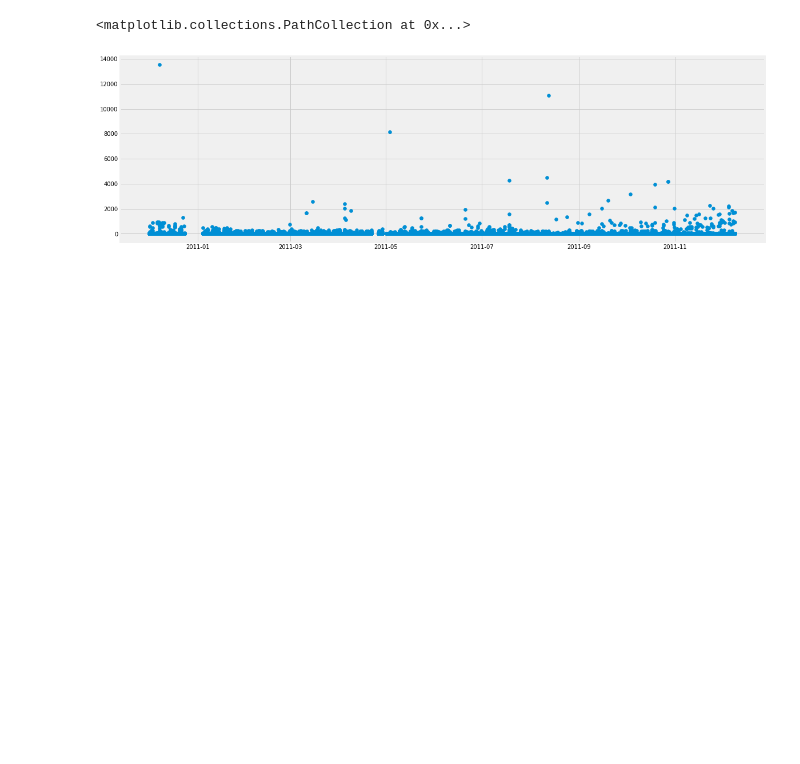
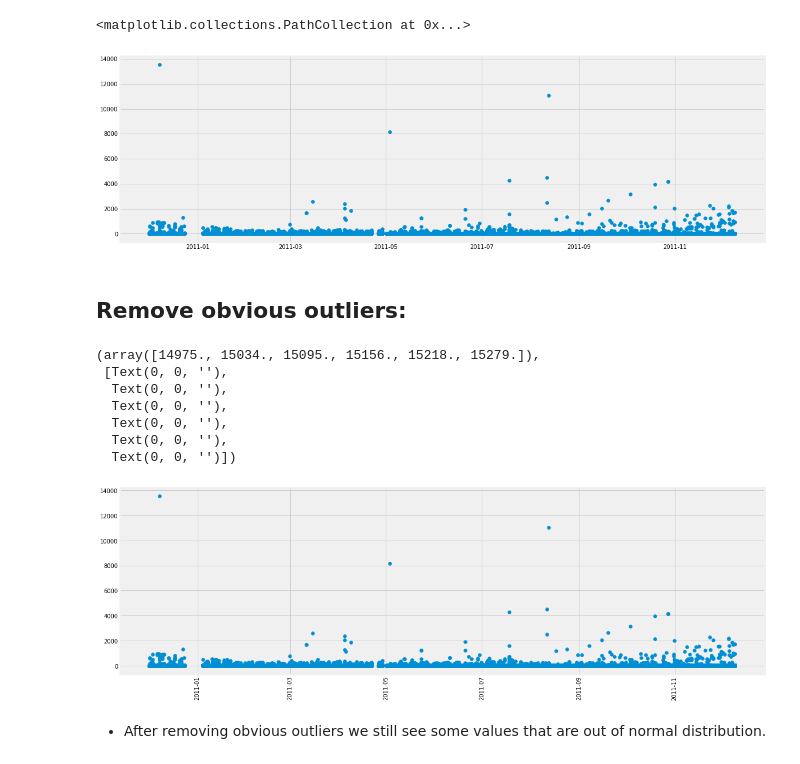
Before and after one commit to AmirMotefaker/Predicting-Sales-Ecommerce, a Jupyter notebook: predicting-sales-ecommerce.ipynb, the cells around one changed output. Drawn from its saved outputs; the diff is of its cells as text; code cells hidden in the pictures; blank space fills up the shorter version.

```diff
--- a/predicting-sales-ecommerce.ipynb
+++ b/predicting-sales-ecommerce.ipynb
@@ -421,3 +421,21 @@ plt.scatter(x=df.index, y=df['UnitPrice'])
 # %% [output]
 <matplotlib.collections.PathCollection at 0x...>
 [figure]
+# %% [markdown]
+## Remove obvious outliers:
+# %%
+df = df[df['UnitPrice'] < 25000]
+plt.figure(figsize=(18,6))
+plt.scatter(x=df.index, y=df['UnitPrice'])
+plt.xticks(rotation=90)
+# %% [output]
+(array([14975., 15034., 15095., 15156., 15218., 15279.]),
+ [Text(0, 0, ''),
+  Text(0, 0, ''),
+  Text(0, 0, ''),
+  Text(0, 0, ''),
+  Text(0, 0, ''),
+  Text(0, 0, '')])
+[figure, added]
+# %% [markdown]
+- After removing obvious outliers we still see some values that are out of normal distribution.
```
Also changed, not shown: parts of 1 cell of this notebook.
